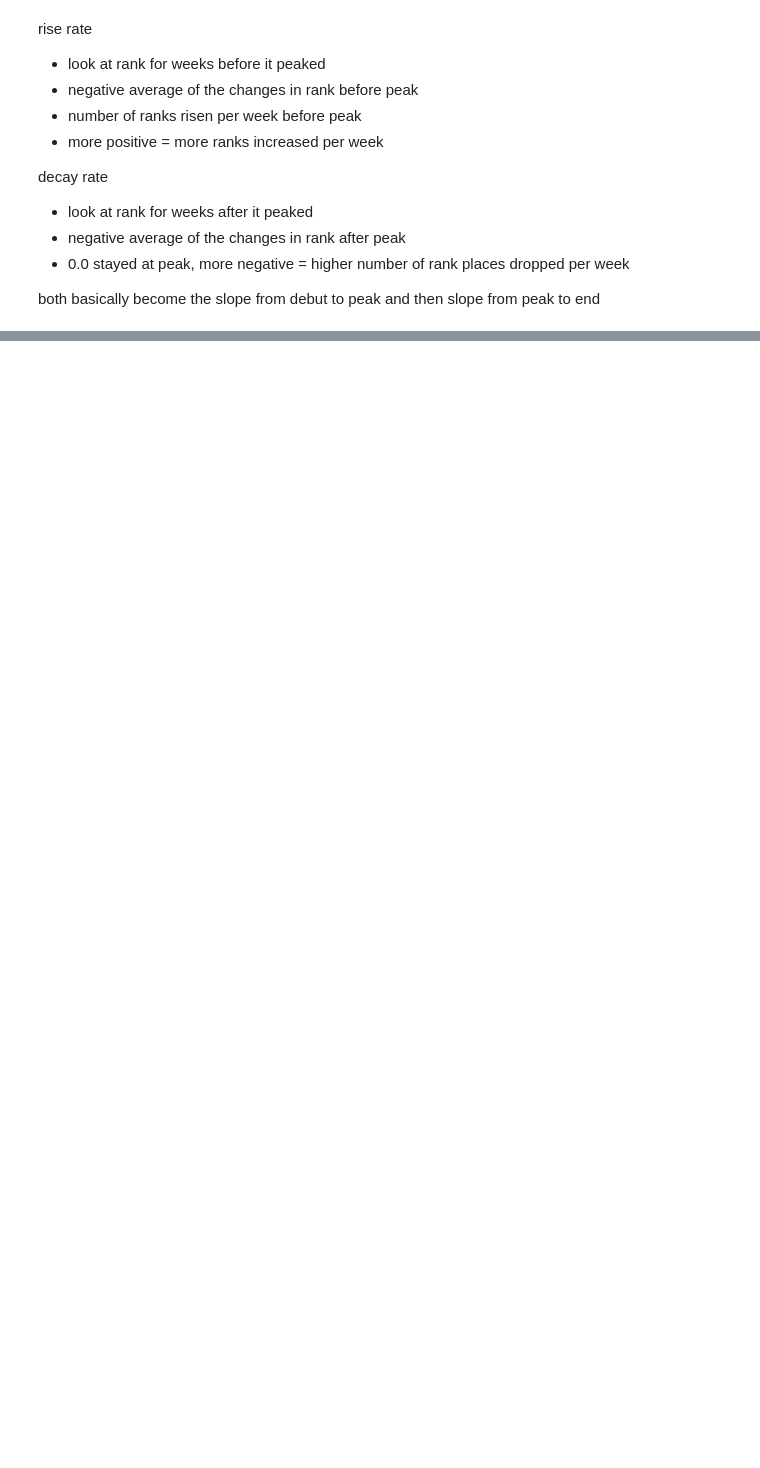
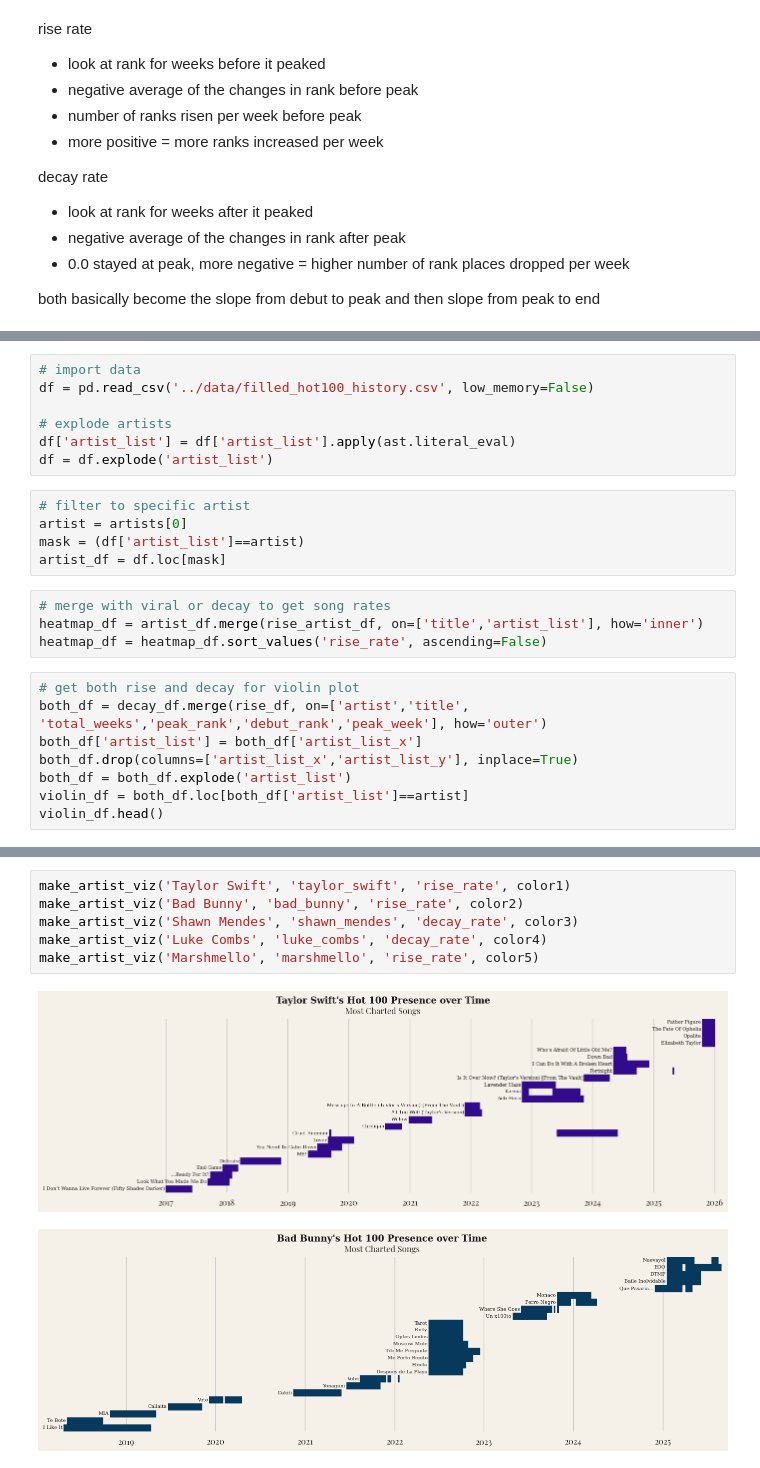
Before and after one commit to rvt9bx/dsan5200-project, a Jupyter notebook: scripts/viz.ipynb, the cells around one changed output, grey strips where cells are left out. Cells and saved outputs as stored; diff of their text form; blank space fills up the shorter version.

```diff
--- a/scripts/viz.ipynb
+++ b/scripts/viz.ipynb
@@ -530,0 +553,24 @@ artist_decay_mean.loc[artist_decay_mean['num_songs']>=5].head(20)
+# %%
+# import data
+df = pd.read_csv('../data/filled_hot100_history.csv', low_memory=False)
+
+# explode artists
+df['artist_list'] = df['artist_list'].apply(ast.literal_eval)
+df = df.explode('artist_list')
+# %%
+# filter to specific artist
+artist = artists[0]
+mask = (df['artist_list']==artist)
+artist_df = df.loc[mask]
+# %%
+# merge with viral or decay to get song rates
+heatmap_df = artist_df.merge(rise_artist_df, on=['title','artist_list'], how='inner')
+heatmap_df = heatmap_df.sort_values('rise_rate', ascending=False)
+# %%
+# get both rise and decay for violin plot
+both_df = decay_df.merge(rise_df, on=['artist','title', 'total_weeks','peak_rank','debut_rank','peak_week'], how='outer')
+both_df['artist_list'] = both_df['artist_list_x']
+both_df.drop(columns=['artist_list_x','artist_list_y'], inplace=True)
+both_df = both_df.explode('artist_list')
+violin_df = both_df.loc[both_df['artist_list']==artist]
+violin_df.head()
@@ -530,0 +926,9 @@ artist_decay_mean.loc[artist_decay_mean['num_songs']>=5].head(20)
+# %%
+make_artist_viz('Taylor Swift', 'taylor_swift', 'rise_rate', color1)
+make_artist_viz('Bad Bunny', 'bad_bunny', 'rise_rate', color2)
+make_artist_viz('Shawn Mendes', 'shawn_mendes', 'decay_rate', color3)
+make_artist_viz('Luke Combs', 'luke_combs', 'decay_rate', color4)
+make_artist_viz('Marshmello', 'marshmello', 'rise_rate', color5)
+# %% [output]
+[figure, added]
+[figure, added]
```
Also changed, not shown: parts of 31 cells of this notebook, 26 other files.
